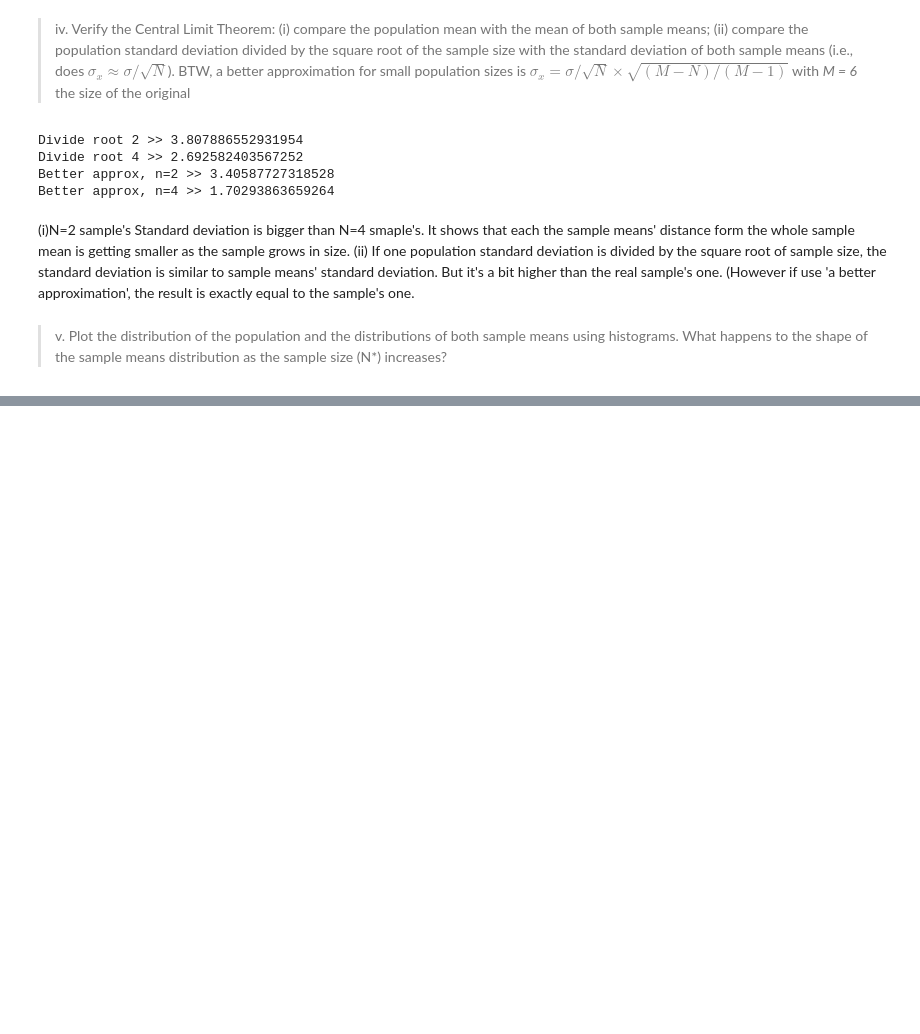
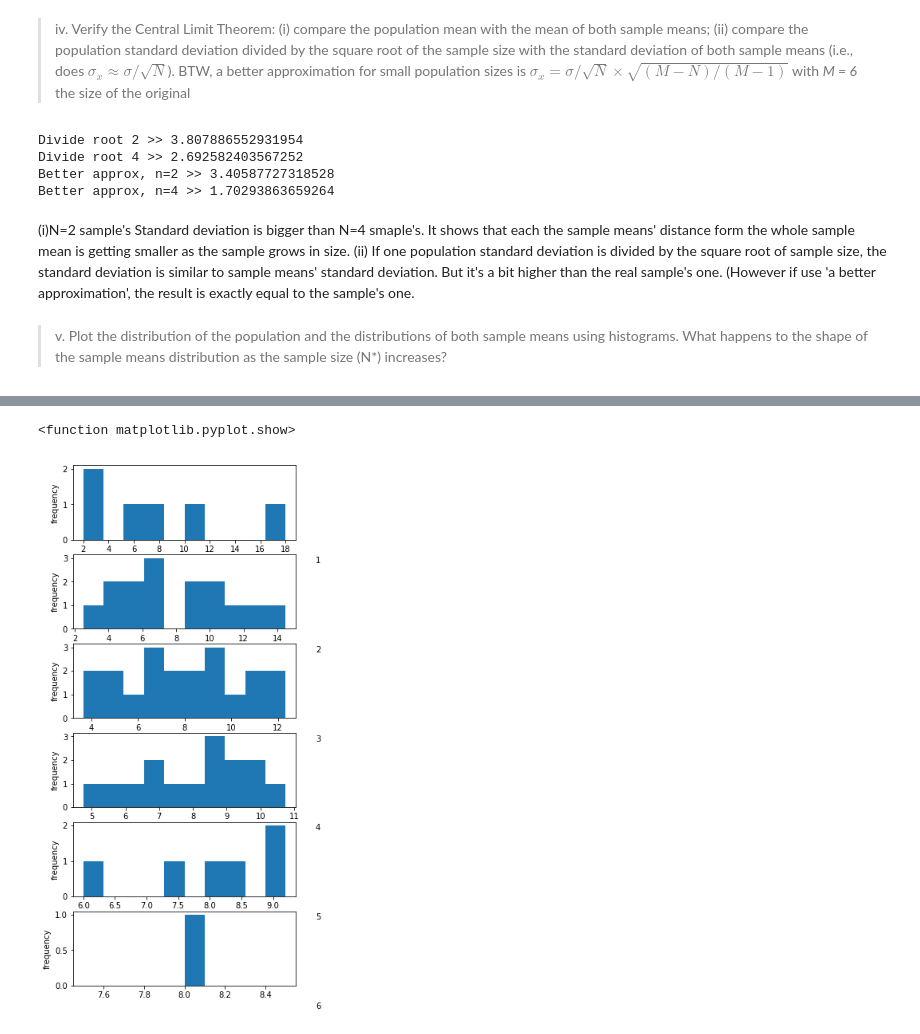
Before and after one commit to obp3ter/Data-Mining, a Jupyter notebook: Assignment_2/Assignment_2.ipynb, the cells around one changed output, grey strips where cells are left out. Drawn from its saved outputs; the diff is of its cells as text; code cells hidden in the pictures; blank space fills up the shorter version.

```diff
--- a/Assignment_2/Assignment_2.ipynb
+++ b/Assignment_2/Assignment_2.ipynb
@@ -190,21 +238,3 @@ Better approx, n=4 >> 1.70293863659264
 (However if use 'a better approximation', the result is exactly equal to the sample's one.
 # %% [markdown]
 > v. Plot the distribution of the population and the distributions of both sample means using histograms. What happens to the shape of the sample means distribution as the sample size (N*) increases?
-# %%
-import matplotlib.mlab as mlab
-import matplotlib.pyplot as plt
-
-plt.hist(a)
-plt.show
-
-
-hist_s=[]
-i=1
-while i <6 :
-    x2=np.array(list(itertools.combinations(a,i)))
-    smx2=np.mean(x2,axis=1)
-    sx2=np.ndarray.std(smx2)
-    hist_s.append(sx2)
-    i +=1
-print(a)
-print(hist_s)
@@ -220,0 +252,15 @@ plt.show
+# %%
+plt.figure(figsize=(5,12))
+plt.title('Means distribution')
+for i in range(1, 7) :
+    plt.subplot(610 +i)
+    x2=np.array(list(itertools.combinations(a,i)))
+    smx2=np.mean(x2,axis=1)
+    plt.xlabel(i, x=1.1)
+    plt.ylabel('frequency')
+    plt.hist(smx2)
+
+plt.show
+# %% [output]
+<function matplotlib.pyplot.show>
+[figure, added]
```
Also changed, not shown: parts of 6 cells of this notebook.
